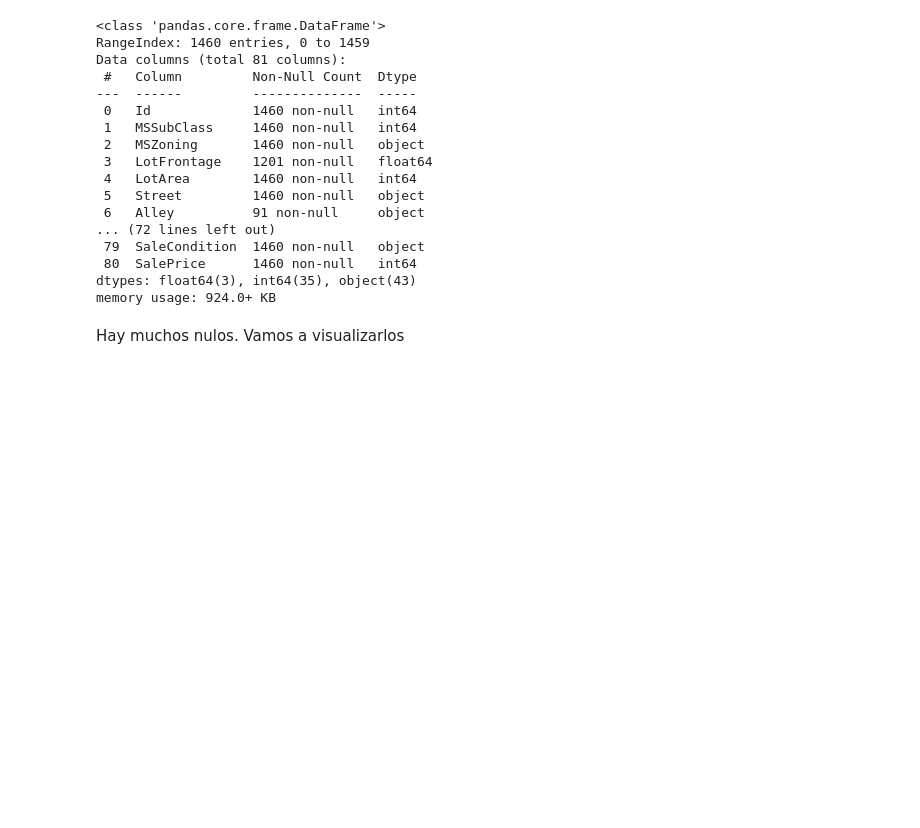
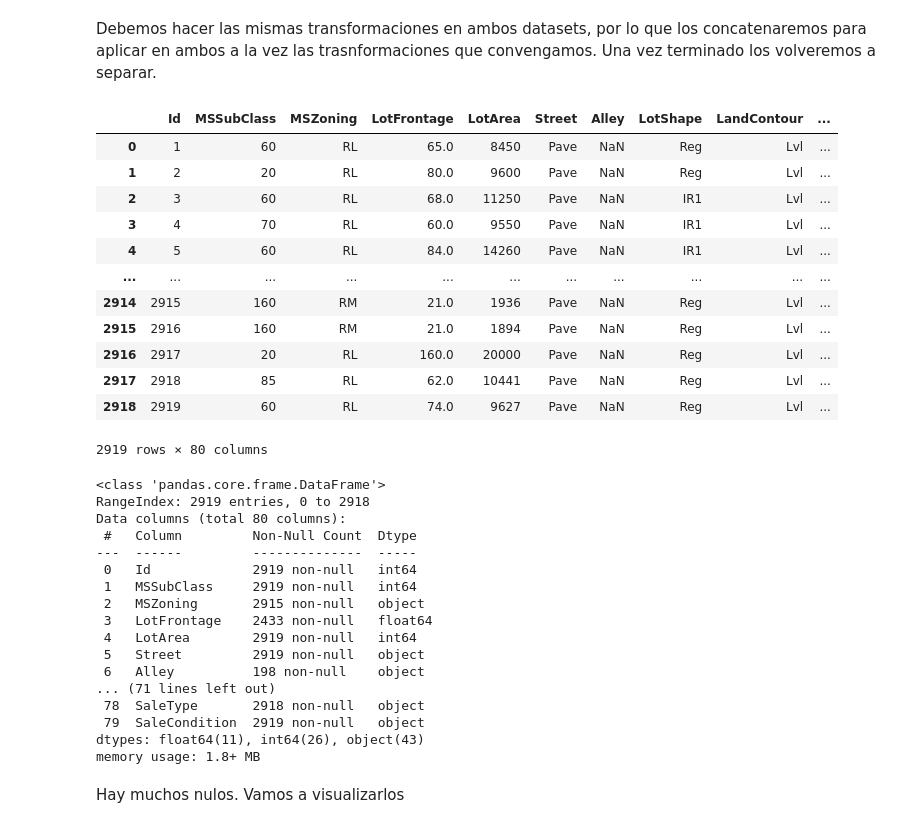
Before and after one commit to gusavato/Kaggle_House_Prices, a Jupyter notebook: jupyter/EDA.ipynb, the cells around one changed output. Saved outputs shown, nothing was run; the diff lists cells and outputs as text; code cells hidden in the pictures; blank space fills up the shorter version.

```diff
--- a/jupyter/EDA.ipynb
+++ b/jupyter/EDA.ipynb
@@ -16,23 +40,42 @@ train.head()
+# %% [markdown]
+Debemos hacer las mismas transformaciones en ambos datasets, por lo que los concatenaremos para aplicar en ambos a la vez las trasnformaciones que convengamos. Una vez terminado los volveremos a separar.
+# %%
+data = pd.concat([train.drop(columns='SalePrice'),test],axis=0).reset_index(drop=True)
+data
+# %% [output]
+|  | Id | MSSubClass | MSZoning | LotFrontage | LotArea | Street | Alley | LotShape | LandContour | ... |
+| 0 | 1 | 60 | RL | 65.0 | 8450 | Pave | NaN | Reg | Lvl | ... |
+| 1 | 2 | 20 | RL | 80.0 | 9600 | Pave | NaN | Reg | Lvl | ... |
+| 2 | 3 | 60 | RL | 68.0 | 11250 | Pave | NaN | IR1 | Lvl | ... |
+| 3 | 4 | 70 | RL | 60.0 | 9550 | Pave | NaN | IR1 | Lvl | ... |
+| 4 | 5 | 60 | RL | 84.0 | 14260 | Pave | NaN | IR1 | Lvl | ... |
+| ... | ... | ... | ... | ... | ... | ... | ... | ... | ... | ... |
+| 2914 | 2915 | 160 | RM | 21.0 | 1936 | Pave | NaN | Reg | Lvl | ... |
+| 2915 | 2916 | 160 | RM | 21.0 | 1894 | Pave | NaN | Reg | Lvl | ... |
+| 2916 | 2917 | 20 | RL | 160.0 | 20000 | Pave | NaN | Reg | Lvl | ... |
+| 2917 | 2918 | 85 | RL | 62.0 | 10441 | Pave | NaN | Reg | Lvl | ... |
+| 2918 | 2919 | 60 | RL | 74.0 | 9627 | Pave | NaN | Reg | Lvl | ... |
+2919 rows × 80 columns
 # %%
-train.info()
+data.info()
 # %% [output]
 <class 'pandas.core.frame.DataFrame'>
-RangeIndex: 1460 entries, 0 to 1459
-Data columns (total 81 columns):
+RangeIndex: 2919 entries, 0 to 2918
+Data columns (total 80 columns):
  #   Column         Non-Null Count  Dtype
 ---  ------         --------------  -----
- 0   Id             1460 non-null   int64
- 1   MSSubClass     1460 non-null   int64
- 2   MSZoning       1460 non-null   object
- 3   LotFrontage    1201 non-null   float64
- 4   LotArea        1460 non-null   int64
- 5   Street         1460 non-null   object
- 6   Alley          91 non-null     object
-... (72 lines left out)
- 79  SaleCondition  1460 non-null   object
- 80  SalePrice      1460 non-null   int64
-dtypes: float64(3), int64(35), object(43)
-memory usage: 924.0+ KB
+ 0   Id             2919 non-null   int64
+ 1   MSSubClass     2919 non-null   int64
+ 2   MSZoning       2915 non-null   object
+ 3   LotFrontage    2433 non-null   float64
+ 4   LotArea        2919 non-null   int64
+ 5   Street         2919 non-null   object
+ 6   Alley          198 non-null    object
+... (71 lines left out)
+ 78  SaleType       2918 non-null   object
+ 79  SaleCondition  2919 non-null   object
+dtypes: float64(11), int64(26), object(43)
+memory usage: 1.8+ MB
 # %% [markdown]
 Hay muchos nulos. Vamos a visualizarlos
 # %%
```
Also changed, not shown: parts of 30 cells of this notebook.
